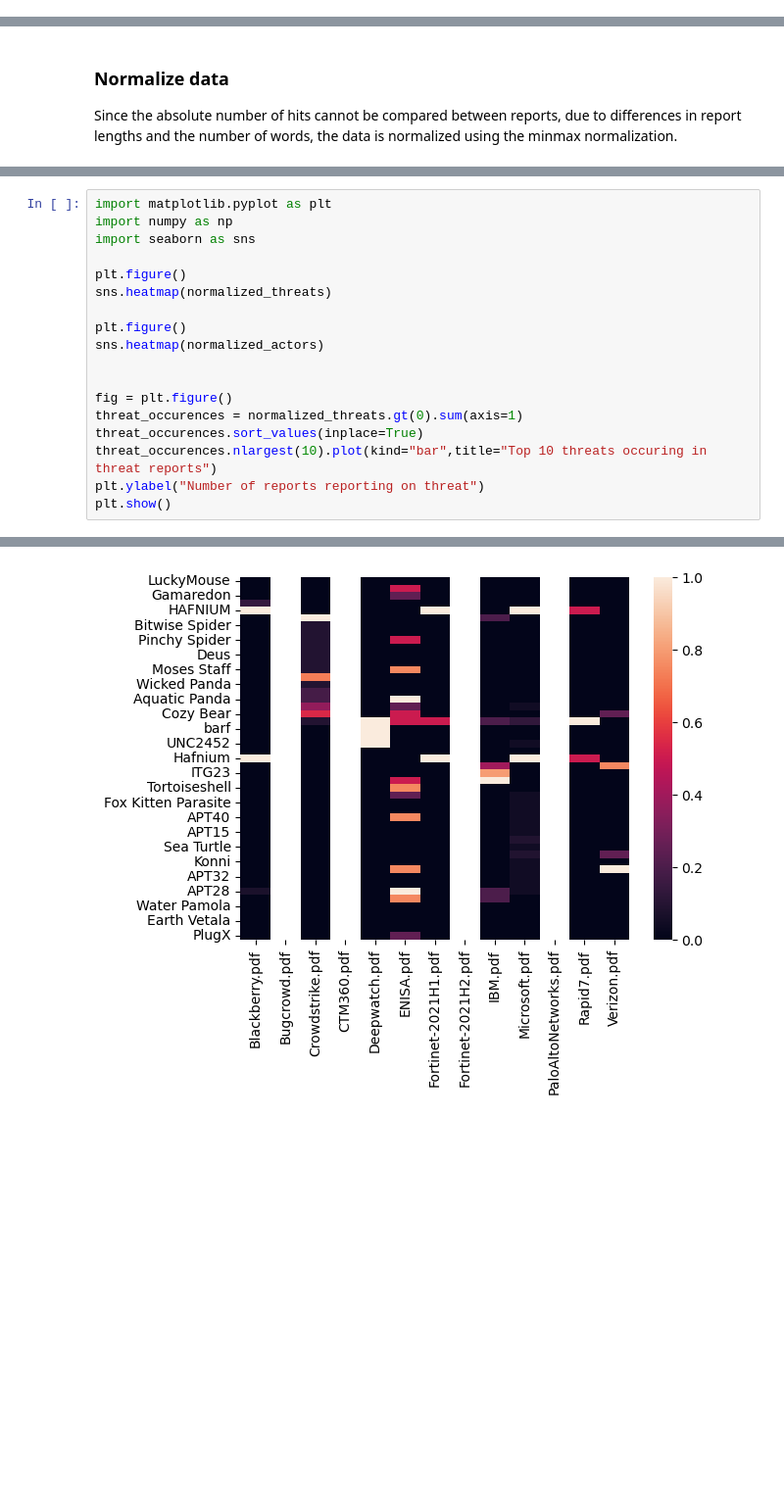
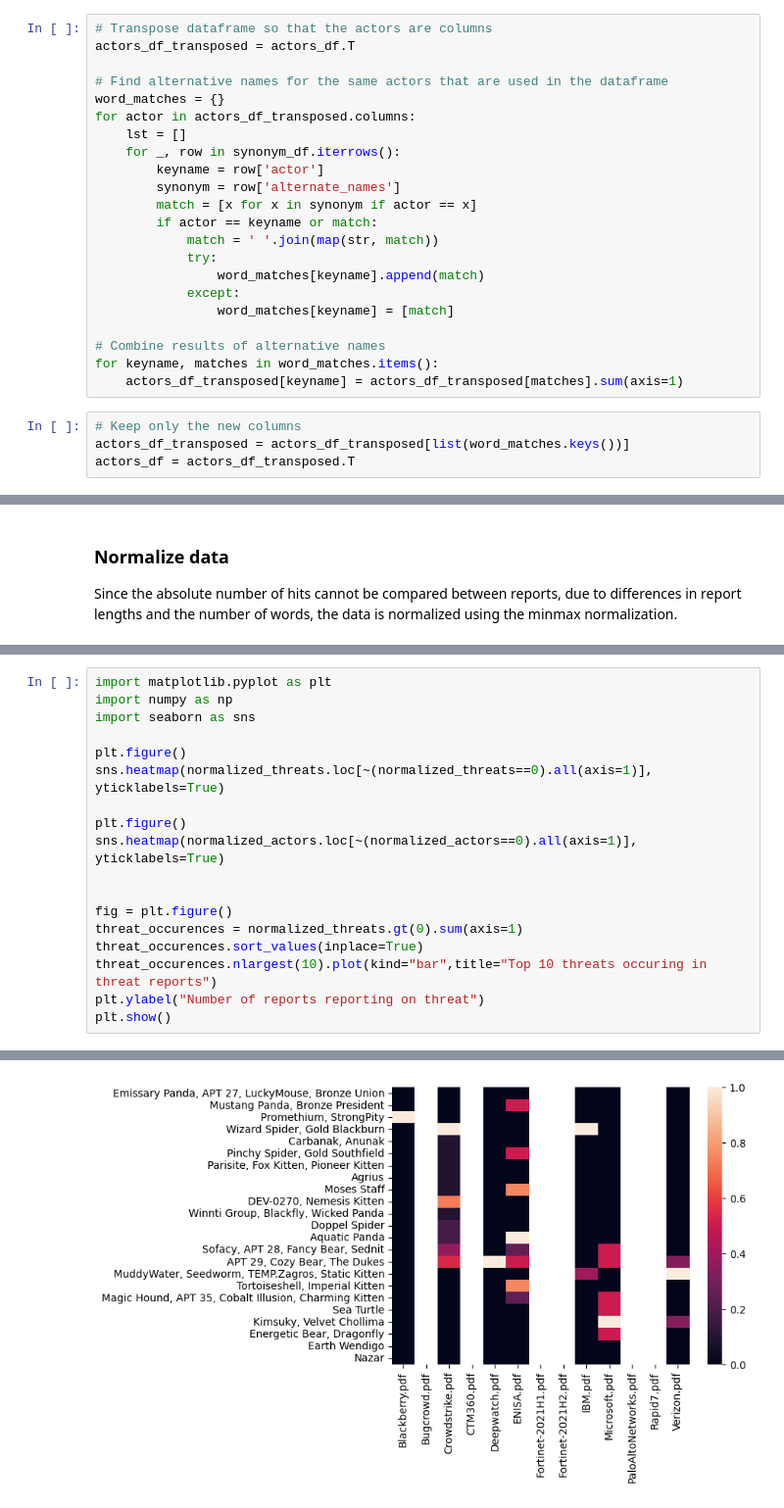
Before and after one commit to AbeWinters/Threat-Profiles-for-Control-Prioritization, a Jupyter notebook: report-analyzer.ipynb, the cells around one changed output, grey strips where cells are left out. Shown at 98% size. Cells and saved outputs as stored; diff of their text form; blank space fills up the shorter version.

Commit message:
Merge results for actor synonyms

```diff
--- a/report-analyzer.ipynb
+++ b/report-analyzer.ipynb
@@ -141,3 +161,29 @@ Merge synonyms
+# %%
+# Transpose dataframe so that the actors are columns
+actors_df_transposed = actors_df.T
+
+# Find alternative names for the same actors that are used in the dataframe
+word_matches = {}
+for actor in actors_df_transposed.columns:
+    lst = []
+    for _, row in synonym_df.iterrows():
+        keyname = row['actor']
+        synonym = row['alternate_names']
+        match = [x for x in synonym if actor == x]
+        if actor == keyname or match:
+            match = ' '.join(map(str, match))
+            try:
+                word_matches[keyname].append(match)
+            except:
+                word_matches[keyname] = [match]
+
+# Combine results of alternative names
+for keyname, matches in word_matches.items():
+    actors_df_transposed[keyname] = actors_df_transposed[matches].sum(axis=1)
+# %%
+# Keep only the new columns
+actors_df_transposed = actors_df_transposed[list(word_matches.keys())]
+actors_df = actors_df_transposed.T
 # %% [markdown]
 ### Sentence context analysis.
 > **_NOTE:_**  This sections mentions threats, but in the context of this work _threats_ means both threats and threat actors.
@@ -178,10 +225,10 @@ import numpy as np
 import seaborn as sns
 
 plt.figure()
-sns.heatmap(normalized_threats)
+sns.heatmap(normalized_threats.loc[~(normalized_threats==0).all(axis=1)], yticklabels=True)
 
 plt.figure()
-sns.heatmap(normalized_actors)
+sns.heatmap(normalized_actors.loc[~(normalized_actors==0).all(axis=1)], yticklabels=True)
 
 
 fig = plt.figure()
@@ -195,2 +242,2 @@ plt.show()
-[figure, old version]
+[figure, new version]
 [figure]
```
Also changed, not shown: parts of 8 cells of this notebook.
